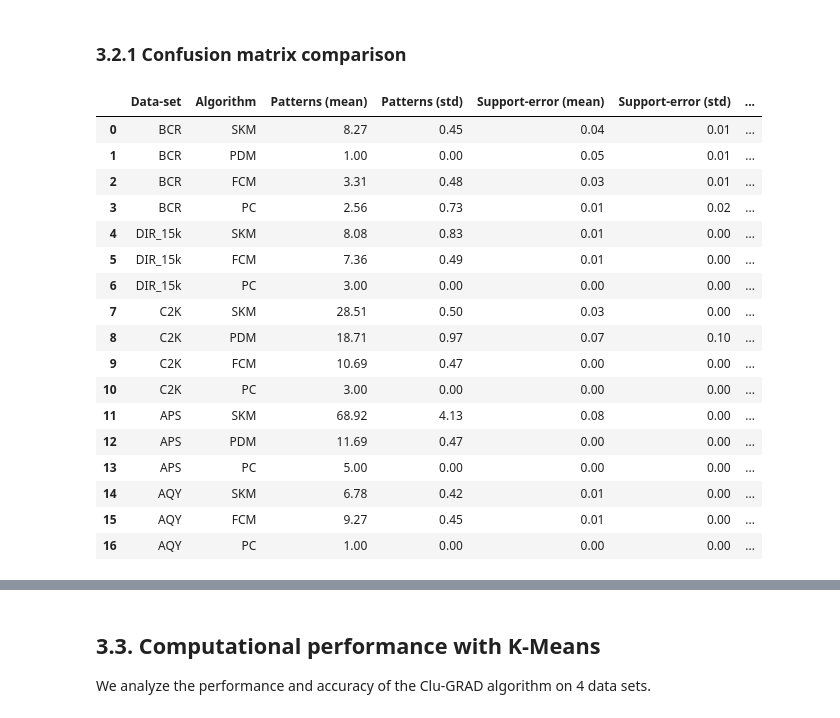
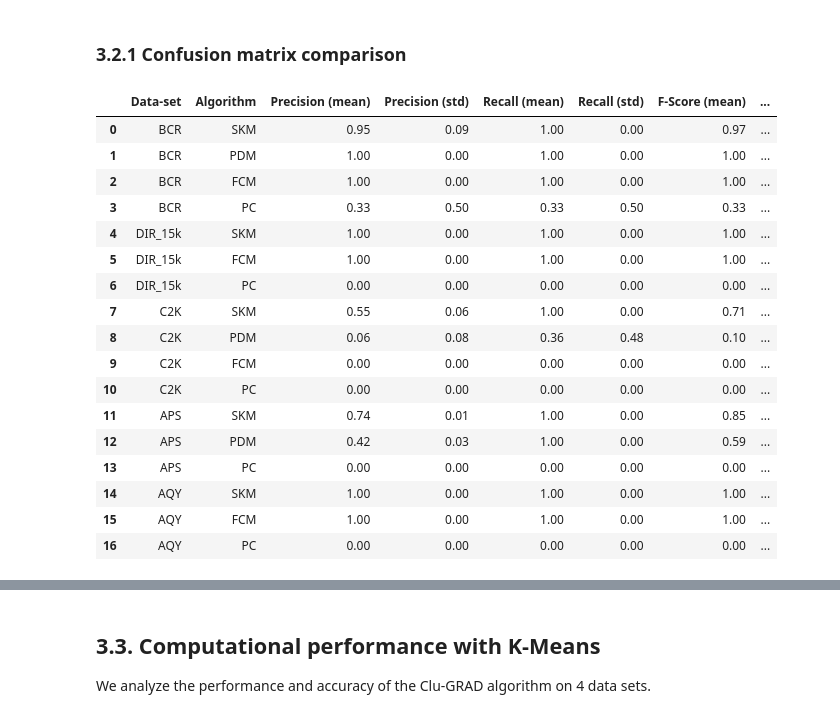
Before and after one commit to owuordickson/meso-hpc-lr, a Jupyter notebook: results/clugp/analysis.ipynb, the cells around one changed output, grey strips where cells are left out. Drawn from its saved outputs; the diff is of its cells as text; code cells hidden in the pictures.

```diff
--- a/results/clugp/analysis.ipynb
+++ b/results/clugp/analysis.ipynb
@@ -782,53 +782,53 @@ for ds in data_sets:
         df2 = df1.loc[df1['Cluster Algorithm'].str.contains(alg)]
         # print(alg + ': ' + str(df2['Size']))
 
         if not df2.empty:
             size = int(df2['Size'].median())
             features = int(df2['Features'].median())
             e_prob = float(df2['E'].median())
             r_time = df2['Run-time']
             c_time = df2['Cluster-time']
             p_count = df2['Pattern-count']
             tp =  df2['TP']
             tn = df2['TN']
             fp = df2['FP']
             fn = df2['FN']
             precision = df2['Precision']
             recall = df2['Recall']
             f_score = df2['F-Score']
 
             s_error = df2['Support-error']
             data.append([ds, alg, size, features, e_prob, r_time.mean(), r_time.std(), c_time.mean(), c_time.std(), p_count.mean(), p_count.std(),
                         tp.mean(), tp.std(), tn.mean(), tn.std(), fp.mean(), fp.std(), fn.mean(), fn.std(), precision.mean(), precision.std(),
                         recall.mean(), recall.std(), f_score.mean(), f_score.std(), s_error.mean(), s_error.std()])
 
 df_data = pd.DataFrame(data=data, columns=['Data-set', 'Algorithm', 'Size', 'Features', 'E-Prob', 'Run-time (mean)', 'Run-time (std)', 'Cluster-time (mean)',
                                            'Cluster-time (std)', 'Patterns (mean)', 'Patterns (std)', 'TP (mean)', 'TP (std)', 'TN (mean)', 'TN (std)',
                                            'FP (mean)', 'FP (std)', 'FN (mean)', 'FN (std)', 'Precision (mean)', 'Precision (std)',  'Recall (mean)',
                                            'Recall (std)', 'F-Score (mean)', 'F-Score (std)', 'Support-error (mean)',  'Support-error (std)'])
 
 df_out = df_data.round(2)
-df_out[['Data-set', 'Algorithm', 'Patterns (mean)', 'Patterns (std)', 'Support-error (mean)', 'Support-error (std)', 'Precision (mean)', 'Precision (std)',
-        'Recall (mean)', 'Recall (std)', 'F-Score (mean)', 'F-Score (std)']]
+df_out[['Data-set', 'Algorithm', 'Precision (mean)', 'Precision (std)',
+        'Recall (mean)', 'Recall (std)', 'F-Score (mean)', 'F-Score (std)', 'Support-error (mean)', 'Support-error (std)']]
 # %% [output]
-|  | Data-set | Algorithm | Patterns (mean) | Patterns (std) | Support-error (mean) | Support-error (std) | ... |
-| 0 | BCR | SKM | 8.27 | 0.45 | 0.04 | 0.01 | ... |
-| 1 | BCR | PDM | 1.00 | 0.00 | 0.05 | 0.01 | ... |
-| 2 | BCR | FCM | 3.31 | 0.48 | 0.03 | 0.01 | ... |
-| 3 | BCR | PC | 2.56 | 0.73 | 0.01 | 0.02 | ... |
-| 4 | DIR_15k | SKM | 8.08 | 0.83 | 0.01 | 0.00 | ... |
-| 5 | DIR_15k | FCM | 7.36 | 0.49 | 0.01 | 0.00 | ... |
-| 6 | DIR_15k | PC | 3.00 | 0.00 | 0.00 | 0.00 | ... |
-| 7 | C2K | SKM | 28.51 | 0.50 | 0.03 | 0.00 | ... |
-| 8 | C2K | PDM | 18.71 | 0.97 | 0.07 | 0.10 | ... |
-| 9 | C2K | FCM | 10.69 | 0.47 | 0.00 | 0.00 | ... |
-| 10 | C2K | PC | 3.00 | 0.00 | 0.00 | 0.00 | ... |
-| 11 | APS | SKM | 68.92 | 4.13 | 0.08 | 0.00 | ... |
-| 12 | APS | PDM | 11.69 | 0.47 | 0.00 | 0.00 | ... |
-| 13 | APS | PC | 5.00 | 0.00 | 0.00 | 0.00 | ... |
-| 14 | AQY | SKM | 6.78 | 0.42 | 0.01 | 0.00 | ... |
-| 15 | AQY | FCM | 9.27 | 0.45 | 0.01 | 0.00 | ... |
-| 16 | AQY | PC | 1.00 | 0.00 | 0.00 | 0.00 | ... |
+|  | Data-set | Algorithm | Precision (mean) | Precision (std) | Recall (mean) | Recall (std) | F-Score (mean) | ... |
+| 0 | BCR | SKM | 0.95 | 0.09 | 1.00 | 0.00 | 0.97 | ... |
+| 1 | BCR | PDM | 1.00 | 0.00 | 1.00 | 0.00 | 1.00 | ... |
+| 2 | BCR | FCM | 1.00 | 0.00 | 1.00 | 0.00 | 1.00 | ... |
+| 3 | BCR | PC | 0.33 | 0.50 | 0.33 | 0.50 | 0.33 | ... |
+| 4 | DIR_15k | SKM | 1.00 | 0.00 | 1.00 | 0.00 | 1.00 | ... |
+| 5 | DIR_15k | FCM | 1.00 | 0.00 | 1.00 | 0.00 | 1.00 | ... |
+| 6 | DIR_15k | PC | 0.00 | 0.00 | 0.00 | 0.00 | 0.00 | ... |
+| 7 | C2K | SKM | 0.55 | 0.06 | 1.00 | 0.00 | 0.71 | ... |
+| 8 | C2K | PDM | 0.06 | 0.08 | 0.36 | 0.48 | 0.10 | ... |
+| 9 | C2K | FCM | 0.00 | 0.00 | 0.00 | 0.00 | 0.00 | ... |
+| 10 | C2K | PC | 0.00 | 0.00 | 0.00 | 0.00 | 0.00 | ... |
+| 11 | APS | SKM | 0.74 | 0.01 | 1.00 | 0.00 | 0.85 | ... |
+| 12 | APS | PDM | 0.42 | 0.03 | 1.00 | 0.00 | 0.59 | ... |
+| 13 | APS | PC | 0.00 | 0.00 | 0.00 | 0.00 | 0.00 | ... |
+| 14 | AQY | SKM | 1.00 | 0.00 | 1.00 | 0.00 | 1.00 | ... |
+| 15 | AQY | FCM | 1.00 | 0.00 | 1.00 | 0.00 | 1.00 | ... |
+| 16 | AQY | PC | 0.00 | 0.00 | 0.00 | 0.00 | 0.00 | ... |
 # %%
 data_sets = ['DIR_15k', 'C2K', 'APS', 'AQY']
 cluster_algorithms = ['SKM', 'PDM', 'FCM', 'PC']
```
Also changed, not shown: parts of 1 cell of this notebook.
